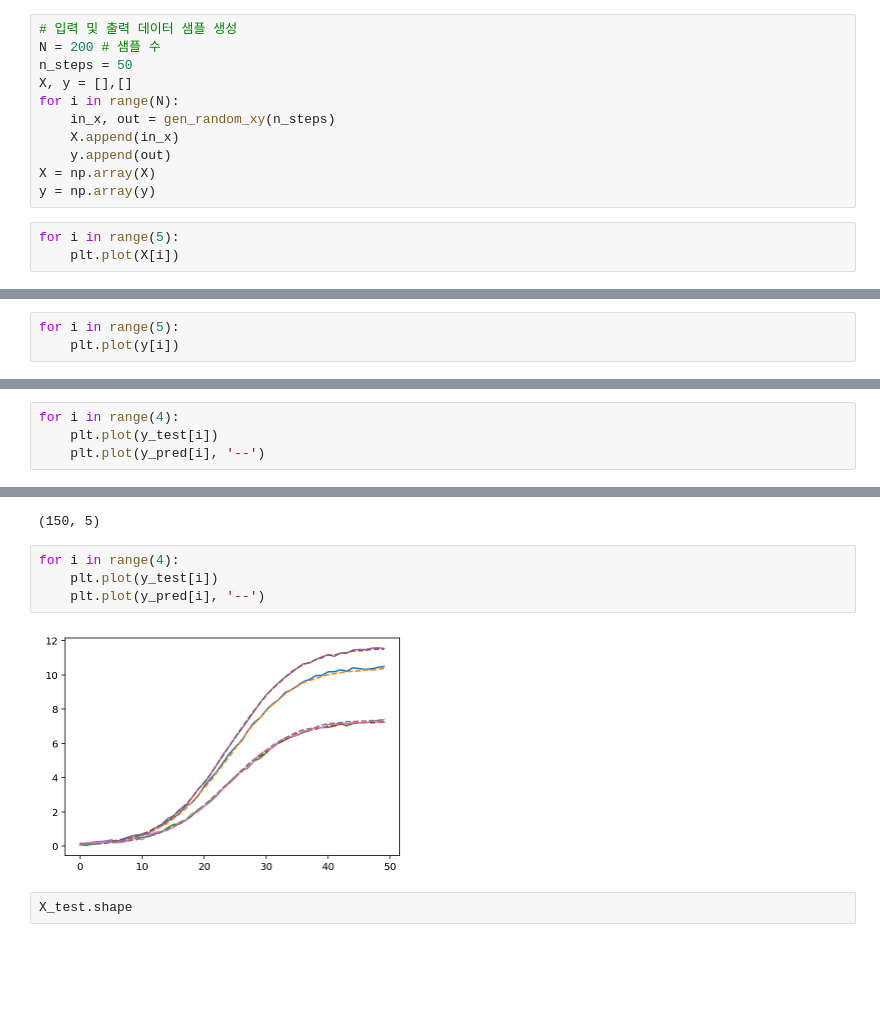
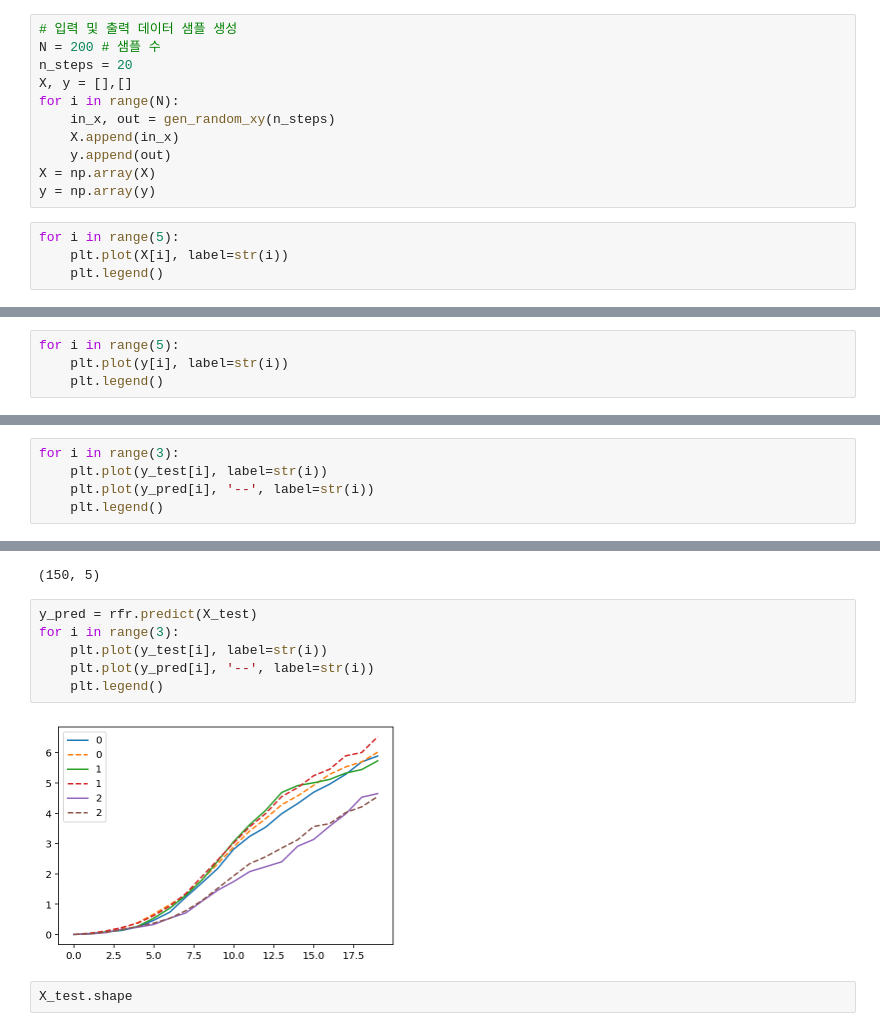
Before and after one commit to StillWork/ds0315, a Jupyter notebook: h_19_다중회귀와분류.ipynb, the cells around one changed output, grey strips where cells are left out. Cells and saved outputs as stored; diff of their text form; blank space fills up the shorter version.

```diff
--- a/h_19_다중회귀와분류.ipynb
+++ b/h_19_다중회귀와분류.ipynb
@@ -41,7 +40,7 @@ random lebel= 0.6008585910452217
 # %%
 # 입력 및 출력 데이터 샘플 생성
 N = 200 # 샘플 수
-n_steps = 50
+n_steps = 20
 X, y = [],[]
 for i in range(N):
     in_x, out = gen_random_xy(n_steps)
@@ -51,5 +50,6 @@ X = np.array(X)
 y = np.array(y)
 # %%
 for i in range(5):
-    plt.plot(X[i])
+    plt.plot(X[i], label=str(i))
+    plt.legend()
 # %% [output]
@@ -57,4 +57,5 @@ for i in range(5):
 # %%
 for i in range(5):
-    plt.plot(y[i])
+    plt.plot(y[i], label=str(i))
+    plt.legend()
 # %% [output]
@@ -82,5 +113,6 @@ y_pred = rfr.predict(X_test)
 # %%
-for i in range(4):
-    plt.plot(y_test[i])
-    plt.plot(y_pred[i], '--')
+for i in range(3):
+    plt.plot(y_test[i], label=str(i))
+    plt.plot(y_pred[i], '--', label=str(i))
+    plt.legend()
 # %% [output]
@@ -130,11 +164,13 @@ X_train.shape
 # %% [output]
 (150, 5)
 # %%
-for i in range(4):
-    plt.plot(y_test[i])
-    plt.plot(y_pred[i], '--')
+y_pred = rfr.predict(X_test)
+for i in range(3):
+    plt.plot(y_test[i], label=str(i))
+    plt.plot(y_pred[i], '--', label=str(i))
+    plt.legend()
 # %% [output]
-[figure, old version]
+[figure, new version]
 # %%
 X_test.shape
 # %% [output]
```
Also changed, not shown: parts of 23 cells of this notebook.
